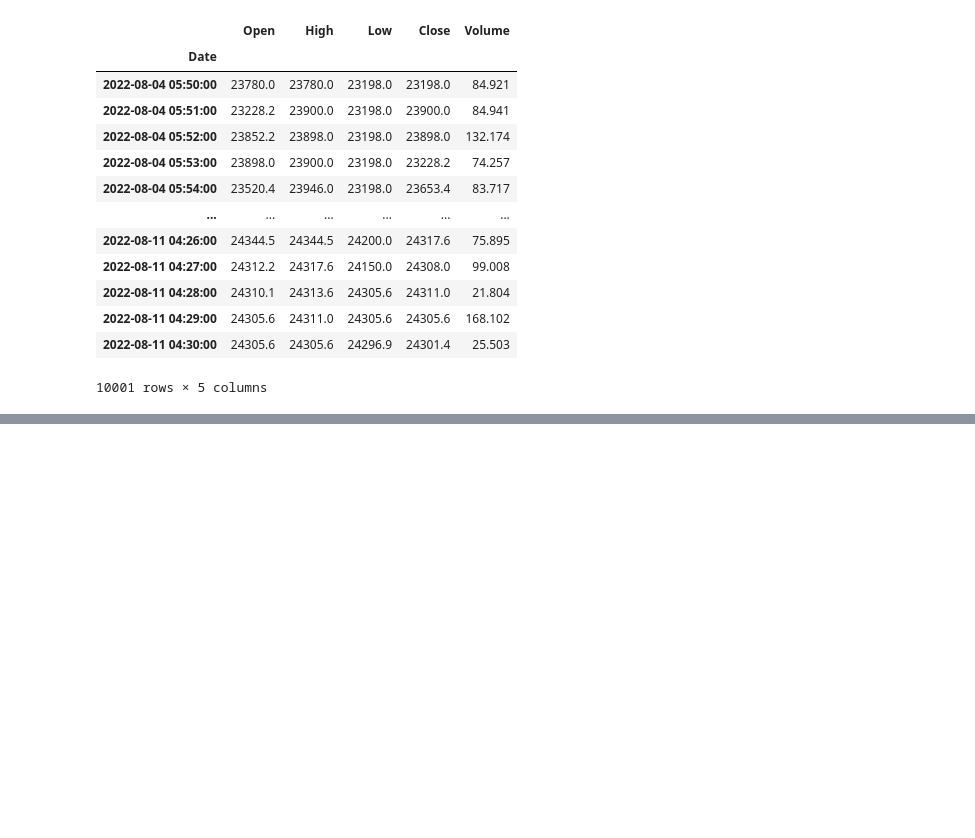
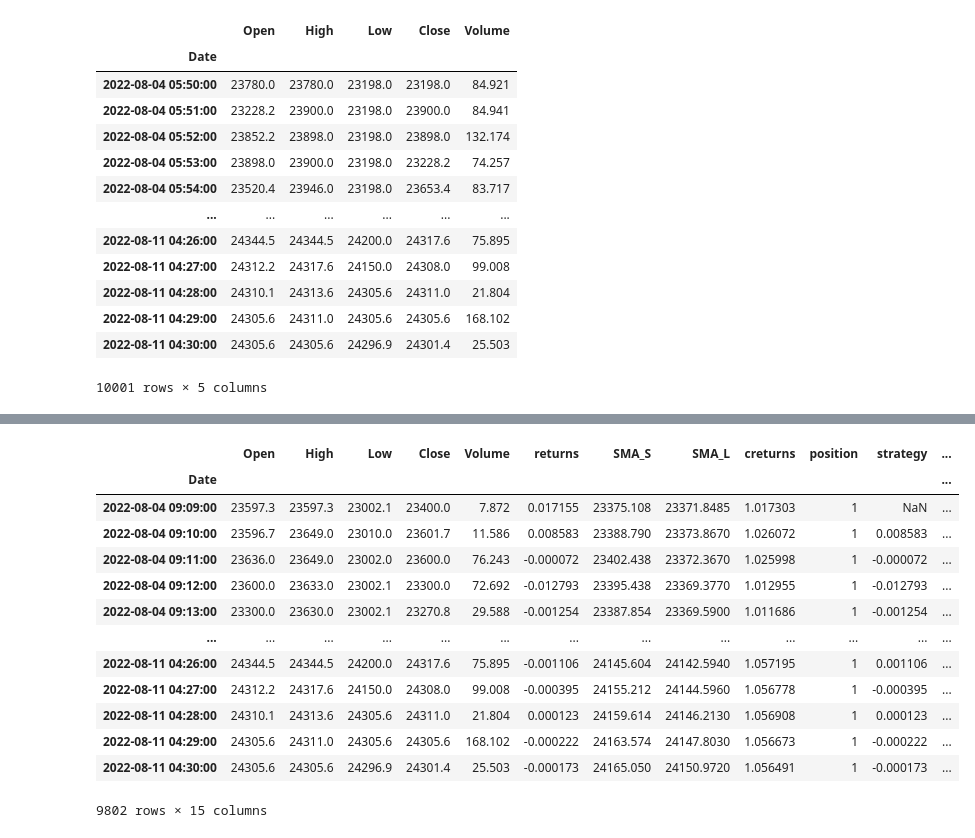
Before and after one commit to mauricioavs/trading-bot, a Jupyter notebook: trading bot.ipynb, the cells around one changed output, grey strips where cells are left out. Drawn from its saved outputs; the diff is of its cells as text; code cells hidden in the pictures; blank space fills up the shorter version.

```diff
--- a/trading bot.ipynb
+++ b/trading bot.ipynb
@@ -395,0 +506,40 @@ trader.data
+# %%
+import pandas as pd
+import numpy as np
+df = pd.read_csv('out.csv', index_col = "Date", parse_dates = ["Date"])
+df["returns"] = np.log(df["Close"] / df["Close"].shift())
+
+
+df["SMA_S"] = df["Close"].rolling(50).mean() # add short sma
+df["SMA_L"] = df["Close"].rolling(200).mean()
+df.dropna(inplace=True) #the place of this is important! It may give you wrong calculations if you place it wrong
+df["creturns"] = df["returns"].cumsum().apply(np.exp)
+#NEW
+
+df["position"] = np.where(df["SMA_S"] > df["SMA_L"], 1, -1)
+
+fee = 0.0004
+
+############OStrategy without fee###############
+df["strategy"] = df["position"].shift(1) * df["returns"]
+df["cstrategy"] = df["strategy"].cumsum().apply(np.exp)
+########### Strategy with fee #############
+df["trades"] = df.position.diff().fillna(0).abs()
+df["strategyf"] = df["position"].shift(1) * df["returns"]+np.log( 1 - df.trades*fee  )#includes trading costs!
+df["cstrategyf"] = df["strategyf"].cumsum().apply(np.exp)
+df
+# %% [output]
+|  | Open | High | Low | Close | Volume | returns | SMA_S | SMA_L | creturns | position | strategy | ... |
+| Date |  |  |  |  |  |  |  |  |  |  |  | ... |
+| 2022-08-04 09:09:00 | 23597.3 | 23597.3 | 23002.1 | 23400.0 | 7.872 | 0.017155 | 23375.108 | 23371.8485 | 1.017303 | 1 | NaN | ... |
+| 2022-08-04 09:10:00 | 23596.7 | 23649.0 | 23010.0 | 23601.7 | 11.586 | 0.008583 | 23388.790 | 23373.8670 | 1.026072 | 1 | 0.008583 | ... |
+| 2022-08-04 09:11:00 | 23636.0 | 23649.0 | 23002.0 | 23600.0 | 76.243 | -0.000072 | 23402.438 | 23372.3670 | 1.025998 | 1 | -0.000072 | ... |
+| 2022-08-04 09:12:00 | 23600.0 | 23633.0 | 23002.1 | 23300.0 | 72.692 | -0.012793 | 23395.438 | 23369.3770 | 1.012955 | 1 | -0.012793 | ... |
+| 2022-08-04 09:13:00 | 23300.0 | 23630.0 | 23002.1 | 23270.8 | 29.588 | -0.001254 | 23387.854 | 23369.5900 | 1.011686 | 1 | -0.001254 | ... |
+| ... | ... | ... | ... | ... | ... | ... | ... | ... | ... | ... | ... | ... |
+| 2022-08-11 04:26:00 | 24344.5 | 24344.5 | 24200.0 | 24317.6 | 75.895 | -0.001106 | 24145.604 | 24142.5940 | 1.057195 | 1 | 0.001106 | ... |
+| 2022-08-11 04:27:00 | 24312.2 | 24317.6 | 24150.0 | 24308.0 | 99.008 | -0.000395 | 24155.212 | 24144.5960 | 1.056778 | 1 | -0.000395 | ... |
+| 2022-08-11 04:28:00 | 24310.1 | 24313.6 | 24305.6 | 24311.0 | 21.804 | 0.000123 | 24159.614 | 24146.2130 | 1.056908 | 1 | 0.000123 | ... |
+| 2022-08-11 04:29:00 | 24305.6 | 24311.0 | 24305.6 | 24305.6 | 168.102 | -0.000222 | 24163.574 | 24147.8030 | 1.056673 | 1 | -0.000222 | ... |
+| 2022-08-11 04:30:00 | 24305.6 | 24305.6 | 24296.9 | 24301.4 | 25.503 | -0.000173 | 24165.050 | 24150.9720 | 1.056491 | 1 | -0.000173 | ... |
+9802 rows × 15 columns
```
Also changed, not shown: parts of 30 cells of this notebook.
